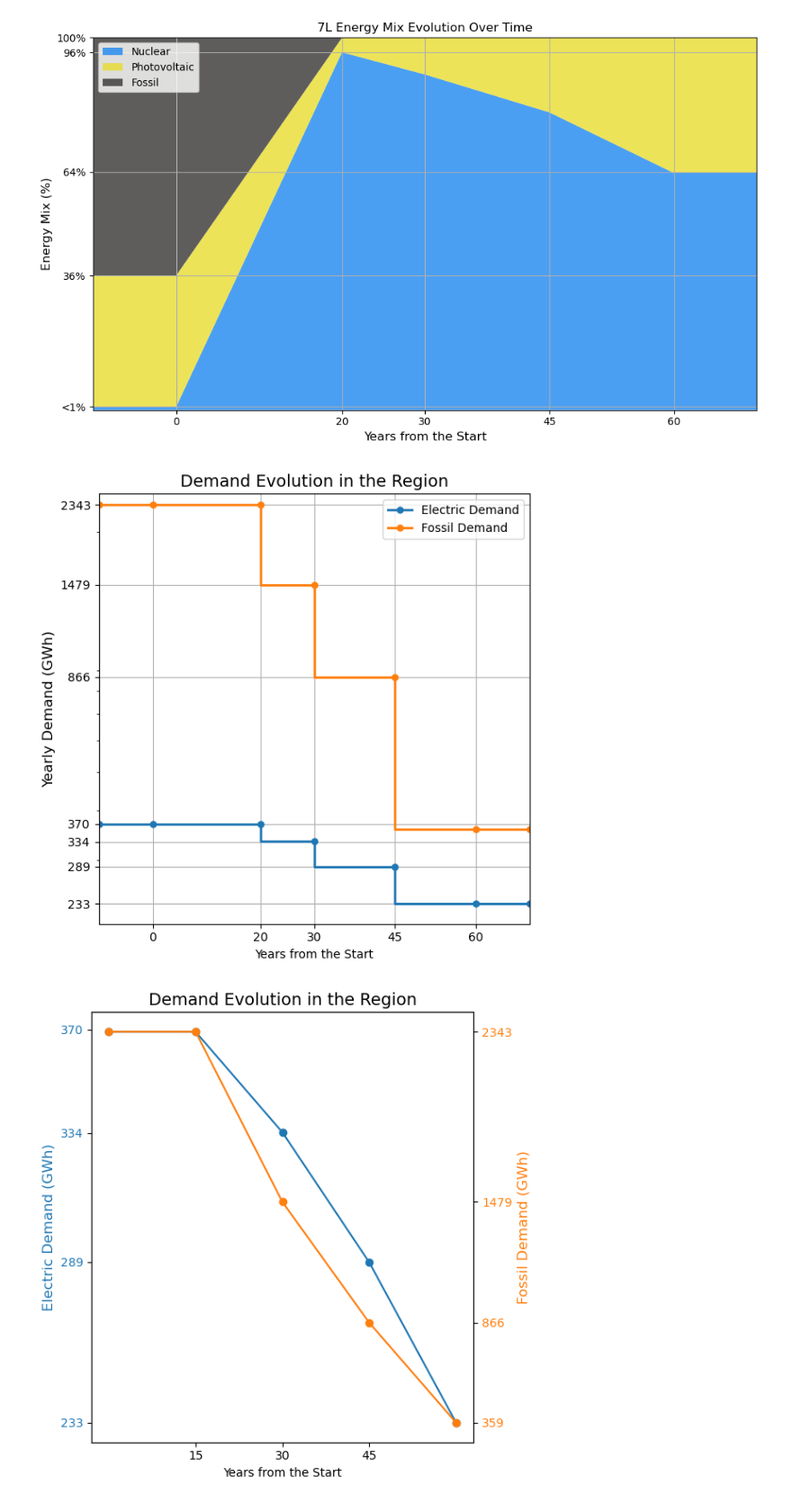
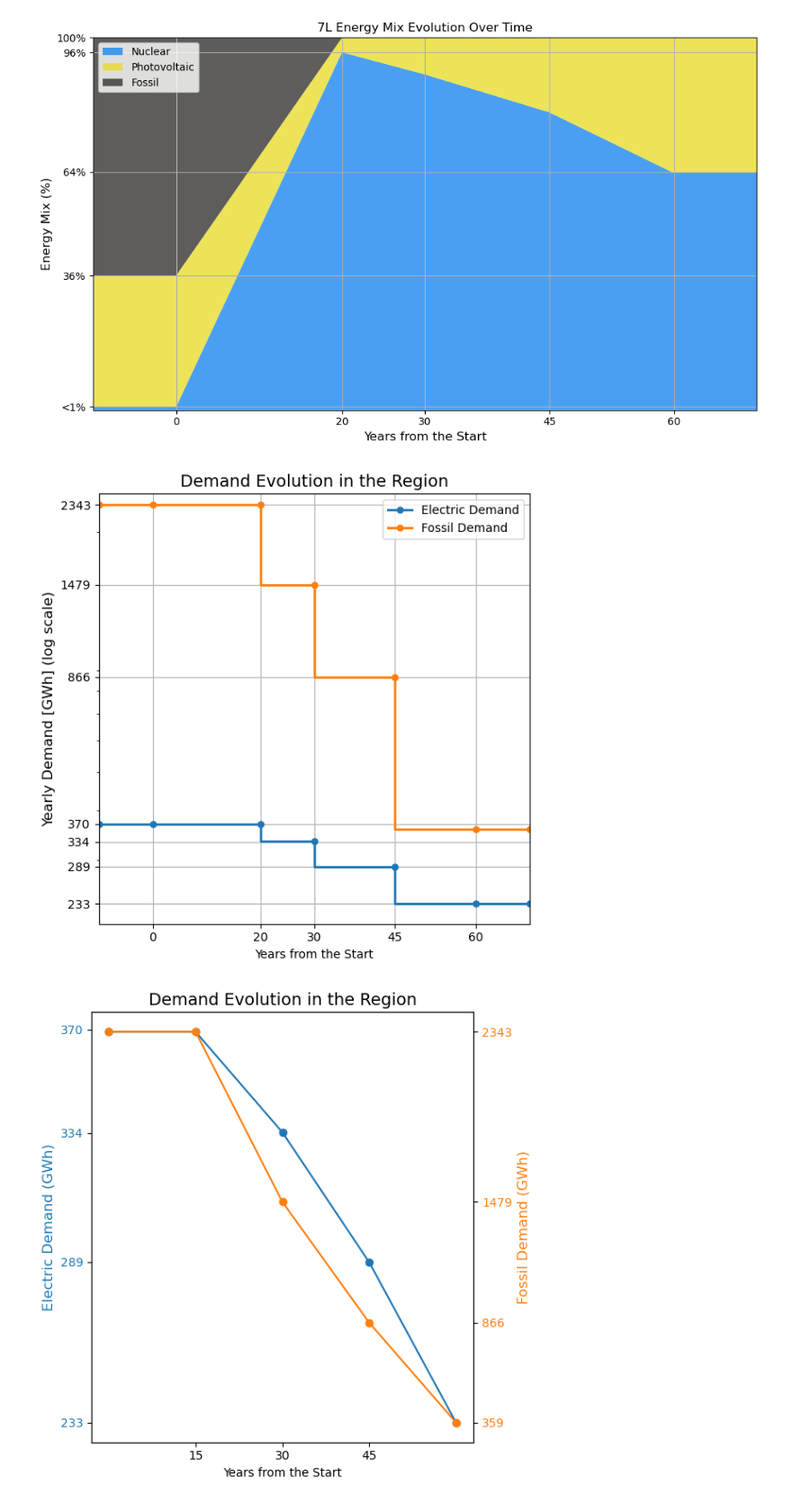
Before and after one commit to simo-pagliu/INRE, a Jupyter notebook: Enviromental_Results.ipynb, the cells around one changed output. Shown at 90% size. Cells and saved outputs as stored; diff of their text form; code cells hidden in the pictures.

```diff
--- a/Enviromental_Results.ipynb
+++ b/Enviromental_Results.ipynb
@@ -78,28 +80,29 @@ plt.show()
 # %%
 electric_demand = [369.26, 369.26, 334.19, 288.88, 232.99]
 fossil_demand = [2342.5, 2342.5, 1478.86, 866.28, 359.05]
 
 plt.figure(figsize=(6, 6))
 
 plot_this(electric_demand, 'Electric Demand')
 plot_this(fossil_demand, 'Fossil Demand')
 
 plt.title('Demand Evolution in the Region', fontsize=14)
 
 plt.xlim(years[0], years[-1])
 plt.xticks(years[1:-1])
 plt.xlabel('Years from the Start')
 plt.yscale('log')
-plt.ylabel('Yearly Demand (GWh)', fontsize=12)
+plt.ylabel('Yearly Demand [GWh] (log scale)', fontsize=12)
 plt.yticks([370, 334, 289, 233, 2343, 1479, 866])
 plt.gca().yaxis.set_major_formatter(plt.ScalarFormatter())
 plt.grid()
 plt.legend()
 plt.ylim(0, 2500)
 plt.tight_layout()
+plt.savefig(f"./Report/figures/5_Demand_evolution.png", dpi=300, bbox_inches='tight')
 plt.show()
 # %% [output]
-[figure, old version]
+[figure, new version]
 # %%
 import matplotlib.pyplot as plt
 import numpy as np
```
Also changed, not shown: parts of 2 cells of this notebook, 23 other files.
